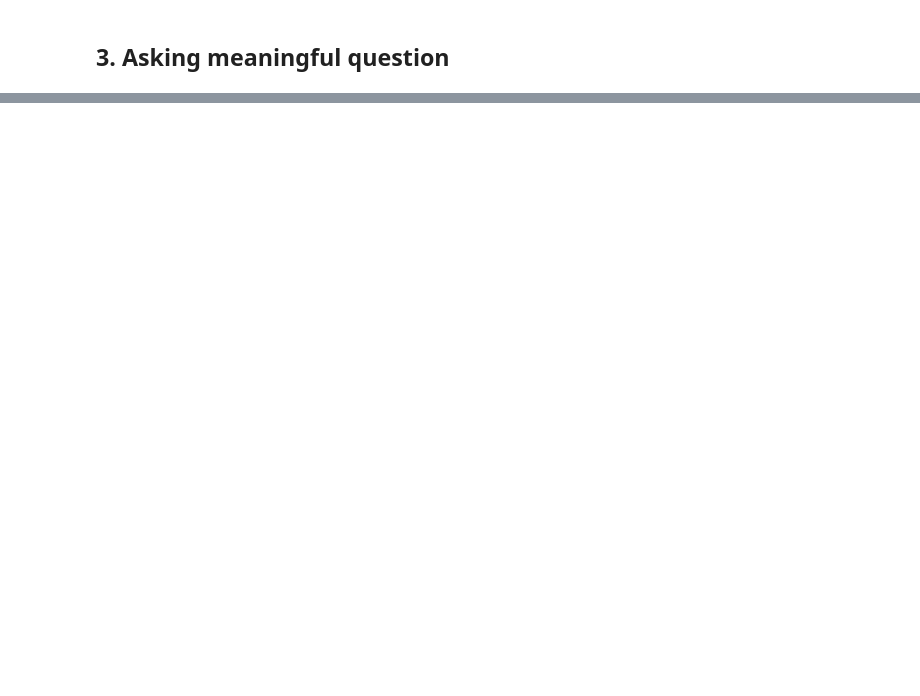
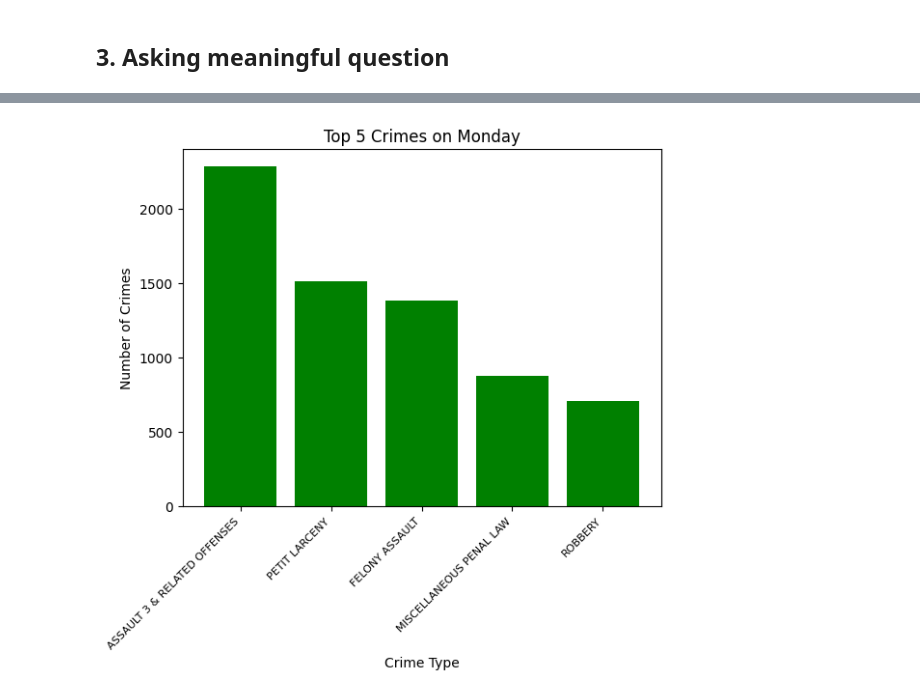
Before and after one commit to gigachad0209/Final-Project-LTKHDL, a Jupyter notebook: exploring.ipynb, the cells around one changed output, grey strips where cells are left out. Saved outputs shown, nothing was run; the diff lists cells and outputs as text; code cells hidden in the pictures; blank space fills up the shorter version.

```diff
--- a/exploring.ipynb
+++ b/exploring.ipynb
@@ -16,0 +119,16 @@ df.head(5)
+# %%
+df['ARREST_DATE'] = pd.to_datetime(df['ARREST_DATE'])
+df['DayOfWeek'] = df['ARREST_DATE'].dt.day_name()
+
+monday_data = df[df['DayOfWeek'] == 'Monday']
+top_crimes_monday = monday_data['OFNS_DESC'].value_counts().head(5)
+plt.bar(top_crimes_monday.index, top_crimes_monday.values, color='green')
+plt.title('Top 5 Crimes on Monday')
+plt.xlabel('Crime Type')
+plt.ylabel('Number of Crimes')
+
+plt.xticks(rotation=45, ha='right', fontsize=8)
+
+plt.show()
+# %% [output]
+[figure, added]
```
Also changed, not shown: parts of 21 cells of this notebook, 1 other file.
